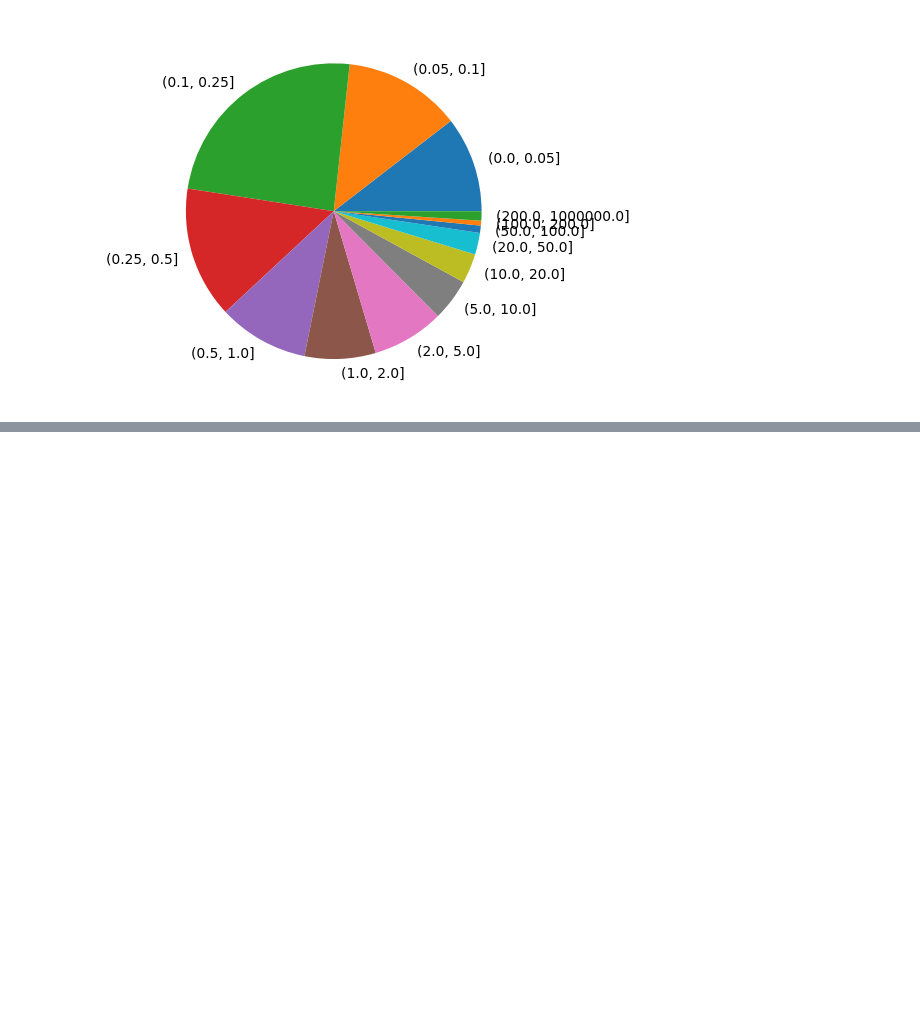
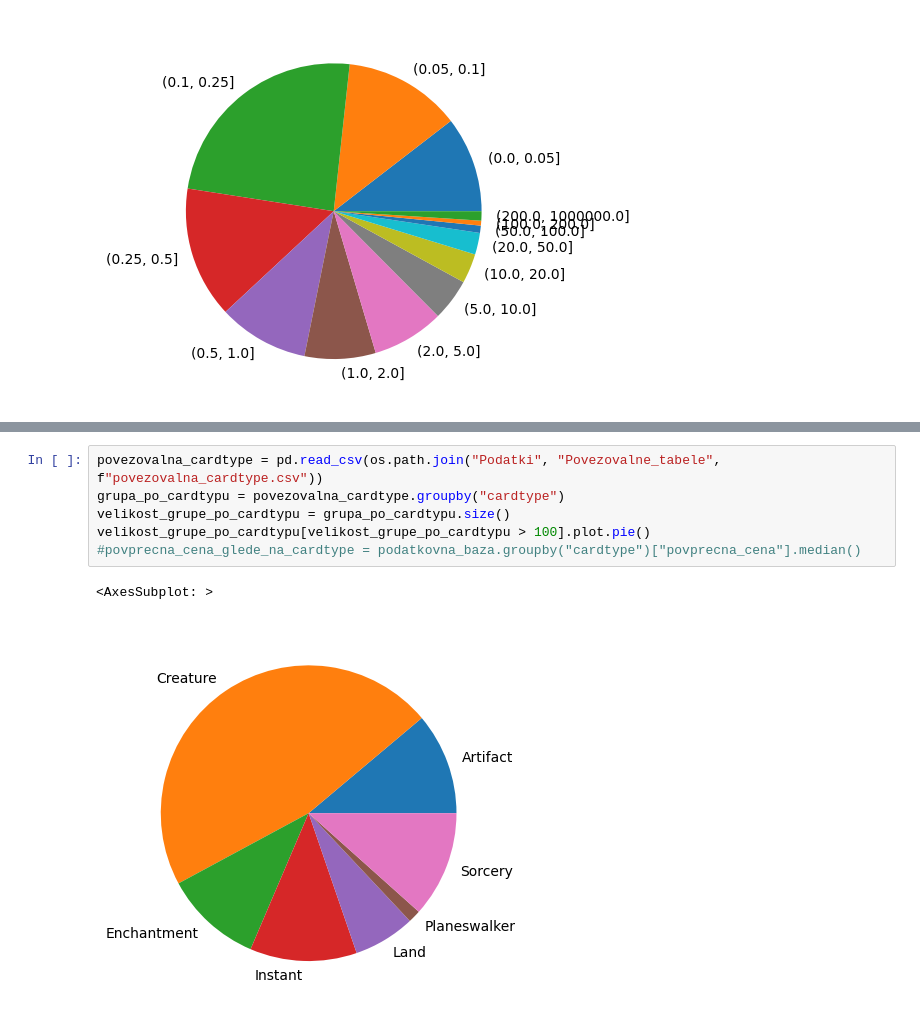
Before and after one commit to MightyOwler/Analiza-podatkov, a Jupyter notebook: AnalizaPodatkov.ipynb, the cells around one changed output, grey strips where cells are left out. Drawn from its saved outputs; the diff is of its cells as text; blank space fills up the shorter version.

```diff
--- a/AnalizaPodatkov.ipynb
+++ b/AnalizaPodatkov.ipynb
@@ -43,0 +39,9 @@ Name: povprecna_cena, Length: 6272, dtype: int64
+# %%
+povezovalna_cardtype = pd.read_csv(os.path.join("Podatki", "Povezovalne_tabele", f"povezovalna_cardtype.csv"))
+grupa_po_cardtypu = povezovalna_cardtype.groupby("cardtype")
+velikost_grupe_po_cardtypu = grupa_po_cardtypu.size()
+velikost_grupe_po_cardtypu[velikost_grupe_po_cardtypu > 100].plot.pie()
+#povprecna_cena_glede_na_cardtype = podatkovna_baza.groupby("cardtype")["povprecna_cena"].median()
+# %% [output]
+<AxesSubplot: >
+[figure, added]
```
Also changed, not shown: parts of 5 cells of this notebook, 2 other files.
